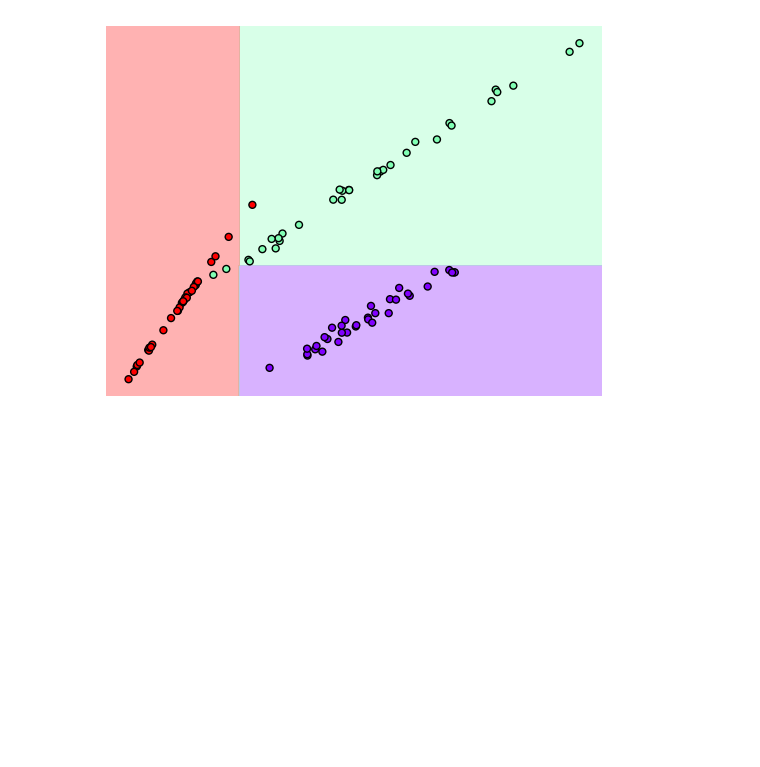
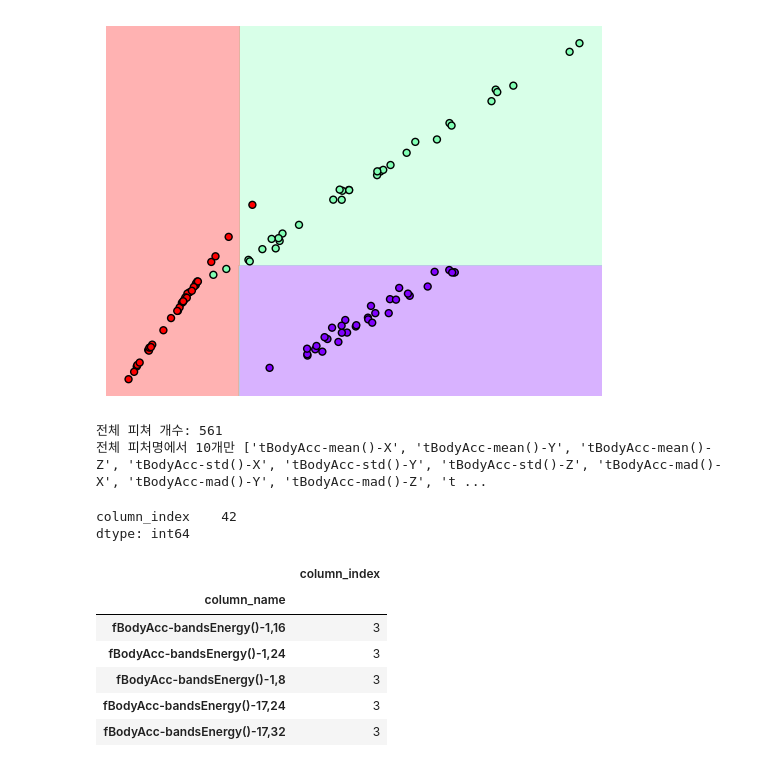
Before and after one commit to Doruco89/17-Machine-Learning, a Jupyter notebook: 04_분류/4_1.ipynb, the cells around one changed output. Cells and saved outputs as stored; diff of their text form; code cells hidden in the pictures; blank space fills up the shorter version.

```diff
--- a/04_분류/4_1.ipynb
+++ b/04_분류/4_1.ipynb
@@ -119,3 +120,39 @@ dt_clf = DecisionTreeClassifier(random_state = 42, min_samples_leaf = 6).fit(X_f
 visualize_boundary(dt_clf, X_features, y_labels)
 # %% [output]
 [figure]
+# %%
+import csv
+import pandas as pd
+import matplotlib.pyplot as plt
+
+with open("../data/human_activity_train.csv", encoding="utf-8") as f:
+    header = next(csv.reader(f))
+
+feature_name_org = header[:-2]
+
+feature_name_df = pd.DataFrame({
+    "column_index": range(1, len(feature_name_org) + 1),
+    "column_name": feature_name_org
+})
+
+feature_name = feature_name_df.iloc[:, 1].values.tolist()
+
+print("전체 피쳐 개수:", len(feature_name))
+print("전체 피처명에서 10개만", feature_name[:10])
+# %% [output]
+전체 피쳐 개수: 561
+전체 피처명에서 10개만 ['tBodyAcc-mean()-X', 'tBodyAcc-mean()-Y', 'tBodyAcc-mean()-Z', 'tBodyAcc-std()-X', 'tBodyAcc-std()-Y', 'tBodyAcc-std()-Z', 'tBodyAcc-mad()-X', 'tBodyAcc-mad()-Y', 'tBodyAcc-mad()-Z', 't ...
+# %%
+feature_dup_df = feature_name_df.groupby("column_name").count()
+print(feature_dup_df[feature_dup_df["column_index"] > 1].count())
+feature_dup_df[feature_dup_df["column_index"] > 1].head()
+# %% [output]
+column_index    42
+dtype: int64
+|  | column_index |
+| column_name |  |
+| fBodyAcc-bandsEnergy()-1,16 | 3 |
+| fBodyAcc-bandsEnergy()-1,24 | 3 |
+| fBodyAcc-bandsEnergy()-1,8 | 3 |
+| fBodyAcc-bandsEnergy()-17,24 | 3 |
+| fBodyAcc-bandsEnergy()-17,32 | 3 |
```
Also changed, not shown: parts of 5 cells of this notebook.
